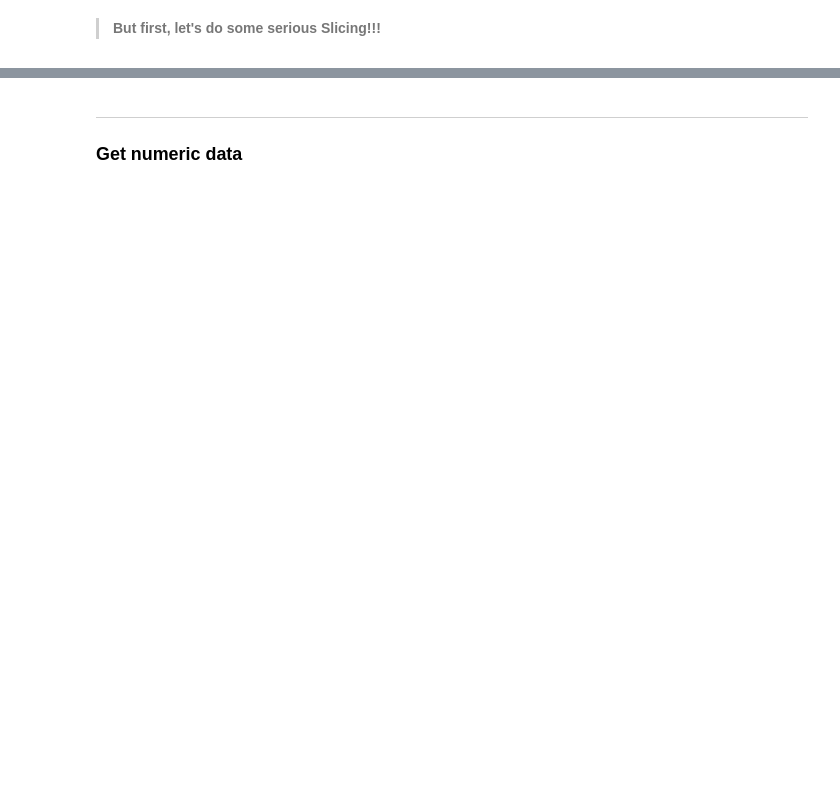
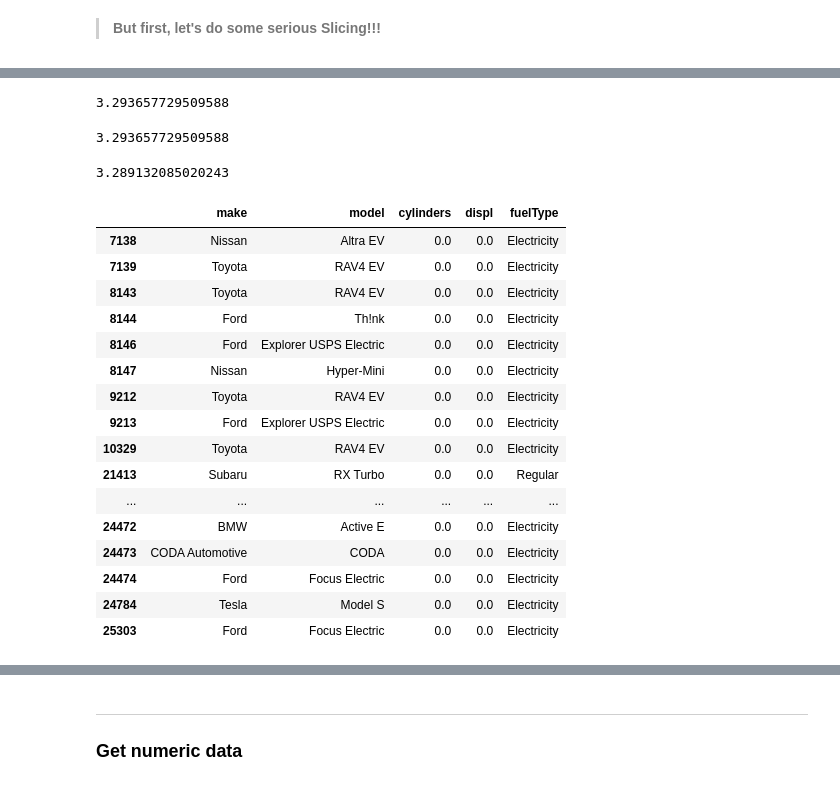
Before and after one commit to dataptmad0124/lessons, a Jupyter notebook: m1/20240203_etl_pandas_cleaning.ipynb, the cells around one changed output, grey strips where cells are left out. Drawn from its saved outputs; the diff is of its cells as text; code cells hidden in the pictures; blank space fills up the shorter version.

```diff
--- a/m1/20240203_etl_pandas_cleaning.ipynb
+++ b/m1/20240203_etl_pandas_cleaning.ipynb
@@ -24,0 +252,2 @@ __NOTE:__ `NaN` is an alias for `null` in Pandas. `NaN` is used to represent mis
+# %%
+df[['cylinders', 'displ']] = df[['cylinders', 'displ']].fillna(0)  # rellena con un valor
@@ -24,0 +298,38 @@ __NOTE:__ `NaN` is an alias for `null` in Pandas. `NaN` is used to represent mis
+# %%
+# media de cilindrada para coches gasolina, salvo el Subaru
+
+df[(df.fuelType=='Regular') | (df.fuelType=='Premium') & (df.make!='Subaru')].displ.mean()
+# %% [output]
+3.293657729509588
+# %%
+df[(df.fuelType=='Regular') | (df.fuelType=='Premium') & (df.make!='Subaru')]['displ'].mean()
+# %% [output]
+3.293657729509588
+# %%
+# media de cilindrada para coches gasolina
+
+df[(df.fuelType=='Regular') | (df.fuelType=='Premium')].displ.mean()
+# %% [output]
+3.289132085020243
+# %%
+# para filtrar, se usan bitwise operators, and=& , or=|
+
+df.loc[df.displ==0, ['make', 'model', 'cylinders', 'displ', 'fuelType']]
+# %% [output]
+|  | make | model | cylinders | displ | fuelType |
+| 7138 | Nissan | Altra EV | 0.0 | 0.0 | Electricity |
+| 7139 | Toyota | RAV4 EV | 0.0 | 0.0 | Electricity |
+| 8143 | Toyota | RAV4 EV | 0.0 | 0.0 | Electricity |
+| 8144 | Ford | Th!nk | 0.0 | 0.0 | Electricity |
+| 8146 | Ford | Explorer USPS Electric | 0.0 | 0.0 | Electricity |
+| 8147 | Nissan | Hyper-Mini | 0.0 | 0.0 | Electricity |
+| 9212 | Toyota | RAV4 EV | 0.0 | 0.0 | Electricity |
+| 9213 | Ford | Explorer USPS Electric | 0.0 | 0.0 | Electricity |
+| 10329 | Toyota | RAV4 EV | 0.0 | 0.0 | Electricity |
+| 21413 | Subaru | RX Turbo | 0.0 | 0.0 | Regular |
+| ... | ... | ... | ... | ... | ... |
+| 24472 | BMW | Active E | 0.0 | 0.0 | Electricity |
+| 24473 | CODA Automotive | CODA | 0.0 | 0.0 | Electricity |
+| 24474 | Ford | Focus Electric | 0.0 | 0.0 | Electricity |
+| 24784 | Tesla | Model S | 0.0 | 0.0 | Electricity |
+| 25303 | Ford | Focus Electric | 0.0 | 0.0 | Electricity |
```
Also changed, not shown: parts of 44 cells of this notebook.
